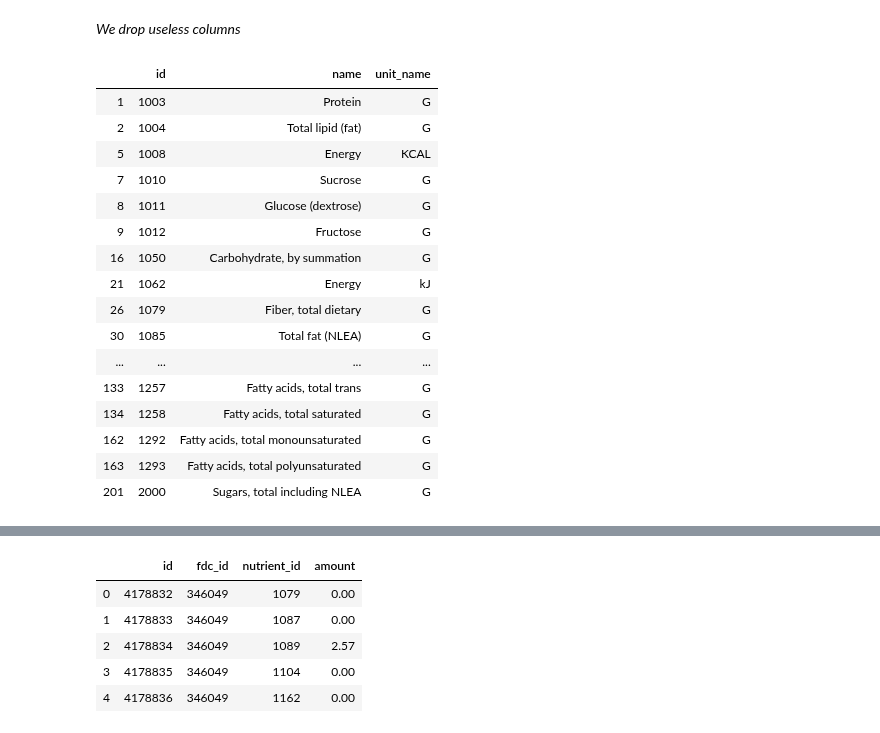
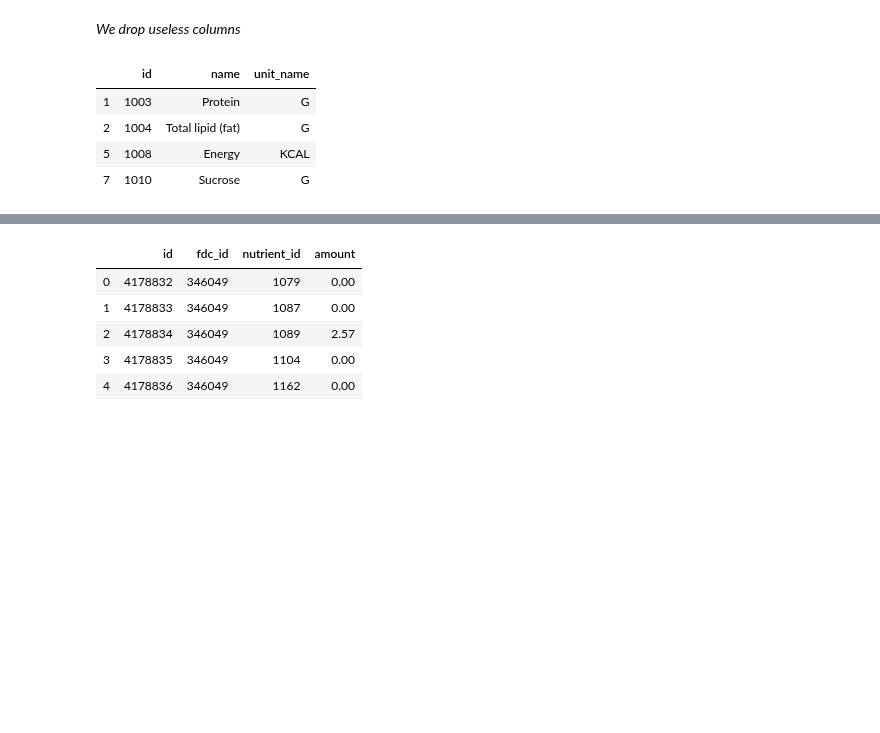
Before and after one commit to raphaelreiss/ADA_project, a Jupyter notebook: src/Health.ipynb, the cells around one changed output, grey strips where cells are left out. Saved outputs shown, nothing was run; the diff lists cells and outputs as text; code cells hidden in the pictures; blank space fills up the shorter version.

```diff
--- a/src/Health.ipynb
+++ b/src/Health.ipynb
@@ -112,32 +129,20 @@ food_df.drop(["publication_date"],axis=1,inplace=True)
 # %%
 #filter out only the necessary food nutrients since we have 227, a lot of which aren't necessary to determine if a food is healthy
 list_relevant_nutrients = ["Protein", "Total Carbohydrate","Total lipid (fat)","Sucrose",\
                             "Glucose (dextrose)","Sugars, total including NLEA","Fatty acids, total monounsaturated",\
                             "Fatty acids, total polyunsaturated","Fatty acids, total trans","Fatty acids, total saturated","Cholesterol",\
                             "Vitamin E, added","Vitamin K (phylloquinone)","Vitamin B-12","Vitamin B-6",\
                             "Vitamin E (label entry primarily)","Vitamin E (alpha-tocopherol)","Vitamin D","Vitamin A, RAE","Sodium, Na",\
                             "Total fat (NLEA)","Fiber, total dietary","Energy","Carbohydrate, by summation","Fructose"]
 
 nutrient_df = nutrient_df[nutrient_df.name.isin(list_relevant_nutrients)]
-nutrient_df.head(40)
+nutrient_df.head(4)
 # %% [output]
 |  | id | name | unit_name |
 | 1 | 1003 | Protein | G |
 | 2 | 1004 | Total lipid (fat) | G |
 | 5 | 1008 | Energy | KCAL |
 | 7 | 1010 | Sucrose | G |
-| 8 | 1011 | Glucose (dextrose) | G |
-| 9 | 1012 | Fructose | G |
-| 16 | 1050 | Carbohydrate, by summation | G |
-| 21 | 1062 | Energy | kJ |
-| 26 | 1079 | Fiber, total dietary | G |
-| 30 | 1085 | Total fat (NLEA) | G |
-| ... | ... | ... | ... |
-| 133 | 1257 | Fatty acids, total trans | G |
-| 134 | 1258 | Fatty acids, total saturated | G |
-| 162 | 1292 | Fatty acids, total monounsaturated | G |
-| 163 | 1293 | Fatty acids, total polyunsaturated | G |
-| 201 | 2000 | Sugars, total including NLEA | G |
 # %%
 def trim_nutrient_name(str1):
     """
```
Also changed, not shown: parts of 15 cells of this notebook.
